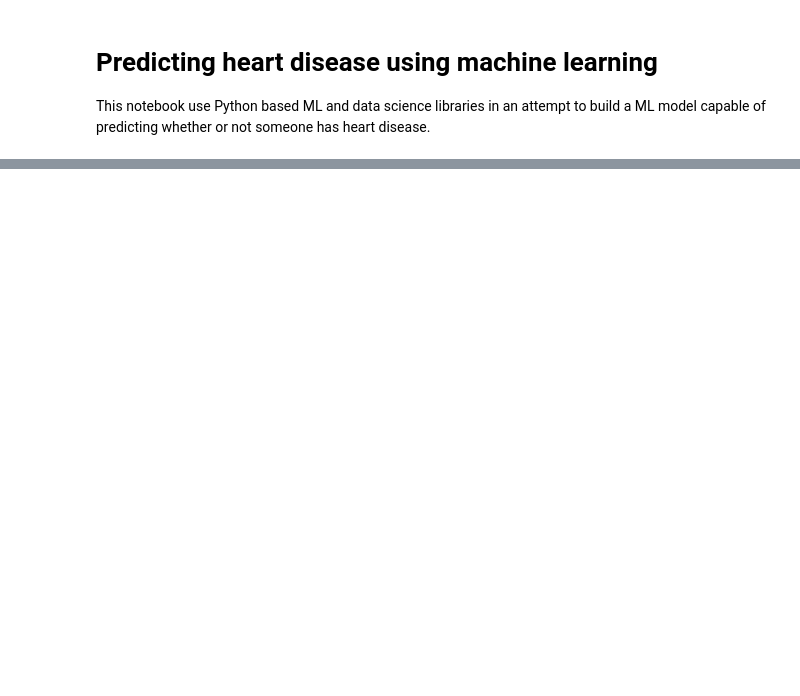
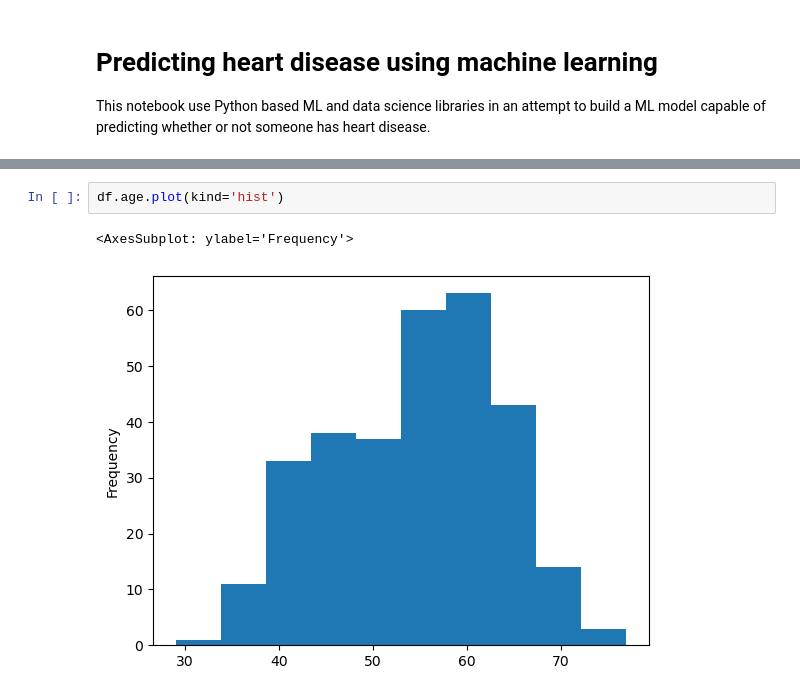
Before and after one commit to HkgCory/Scikit-learn-project, a Jupyter notebook: end-to-end-heart-disease-classification.ipynb, the cells around one changed output, grey strips where cells are left out. Saved outputs shown, nothing was run; the diff lists cells and outputs as text; blank space fills up the shorter version.

```diff
--- a/end-to-end-heart-disease-classification.ipynb
+++ b/end-to-end-heart-disease-classification.ipynb
@@ -4,0 +216,5 @@ This notebook use Python based ML and data science libraries in an attempt to bu
+# %%
+df.age.plot(kind='hist')
+# %% [output]
+<AxesSubplot: ylabel='Frequency'>
+[figure, added]
```
Also changed, not shown: parts of 24 cells of this notebook, 2 other files.
